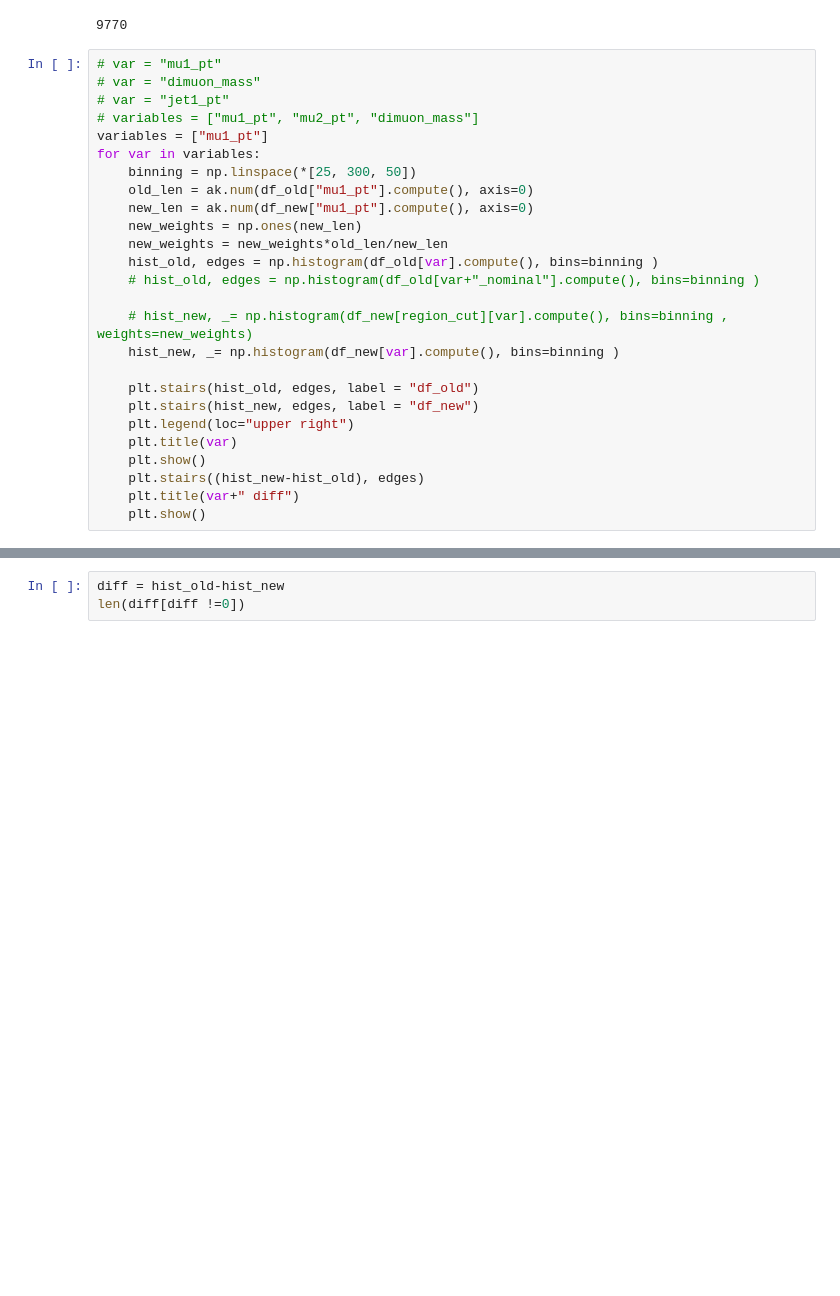
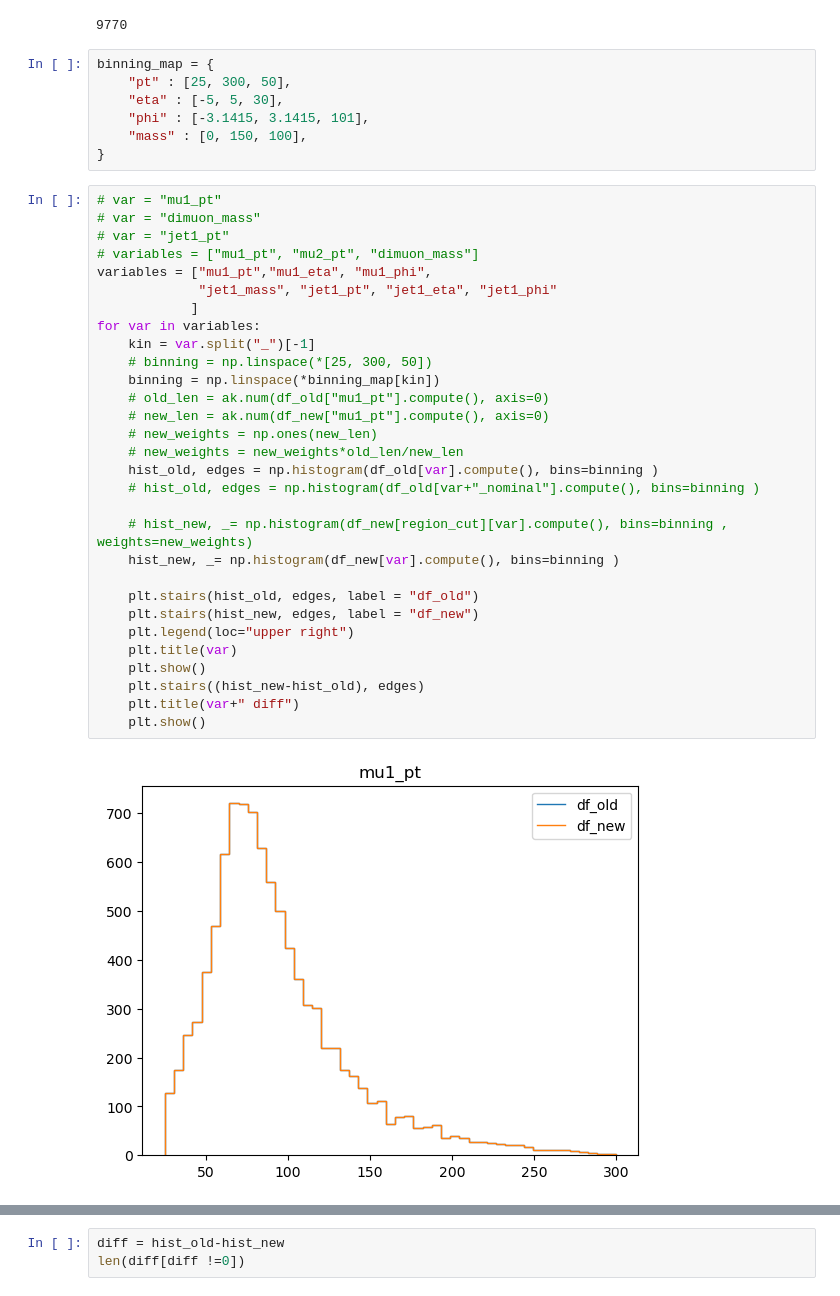
Before and after one commit to ram1123/copperheadV2, a Jupyter notebook: quick_validation_comparison.ipynb, the cells around one changed output, grey strips where cells are left out. Saved outputs shown, nothing was run; the diff lists cells and outputs as text; blank space fills up the shorter version.

Commit message:
finished reading variables of mu1, mu2, jet1 and jet2 kinematics and they align

```diff
--- a/quick_validation_comparison.ipynb
+++ b/quick_validation_comparison.ipynb
@@ -117,29 +117,42 @@ df_new["mu2_pt"] >
 print(ak.sum((df_old["mu1_pt"] > 0).compute(), axis=0))
 # %% [output]
 9770
+# %%
+binning_map = {
+    "pt" : [25, 300, 50],
+    "eta" : [-5, 5, 30],
+    "phi" : [-3.1415, 3.1415, 101],
+    "mass" : [0, 150, 100],
+}
 # %%
 # var = "mu1_pt"
 # var = "dimuon_mass"
 # var = "jet1_pt"
 # variables = ["mu1_pt", "mu2_pt", "dimuon_mass"]
-variables = ["mu1_pt"]
+variables = ["mu1_pt","mu1_eta", "mu1_phi",
+             "jet1_mass", "jet1_pt", "jet1_eta", "jet1_phi"
+            ]
 for var in variables:
-    binning = np.linspace(*[25, 300, 50])
-    old_len = ak.num(df_old["mu1_pt"].compute(), axis=0)
-    new_len = ak.num(df_new["mu1_pt"].compute(), axis=0)
-    new_weights = np.ones(new_len)
-    new_weights = new_weights*old_len/new_len
+    kin = var.split("_")[-1]
+    # binning = np.linspace(*[25, 300, 50])
+    binning = np.linspace(*binning_map[kin])
+    # old_len = ak.num(df_old["mu1_pt"].compute(), axis=0)
+    # new_len = ak.num(df_new["mu1_pt"].compute(), axis=0)
+    # new_weights = np.ones(new_len)
+    # new_weights = new_weights*old_len/new_len
     hist_old, edges = np.histogram(df_old[var].compute(), bins=binning )
     # hist_old, edges = np.histogram(df_old[var+"_nominal"].compute(), bins=binning )
 
     # hist_new, _= np.histogram(df_new[region_cut][var].compute(), bins=binning , weights=new_weights)
     hist_new, _= np.histogram(df_new[var].compute(), bins=binning )
 
     plt.stairs(hist_old, edges, label = "df_old")
     plt.stairs(hist_new, edges, label = "df_new")
     plt.legend(loc="upper right")
     plt.title(var)
     plt.show()
     plt.stairs((hist_new-hist_old), edges)
     plt.title(var+" diff")
     plt.show()
+# %% [output]
+[figure, added]
```
Also changed, not shown: parts of 3 cells of this notebook, 2 other files.
